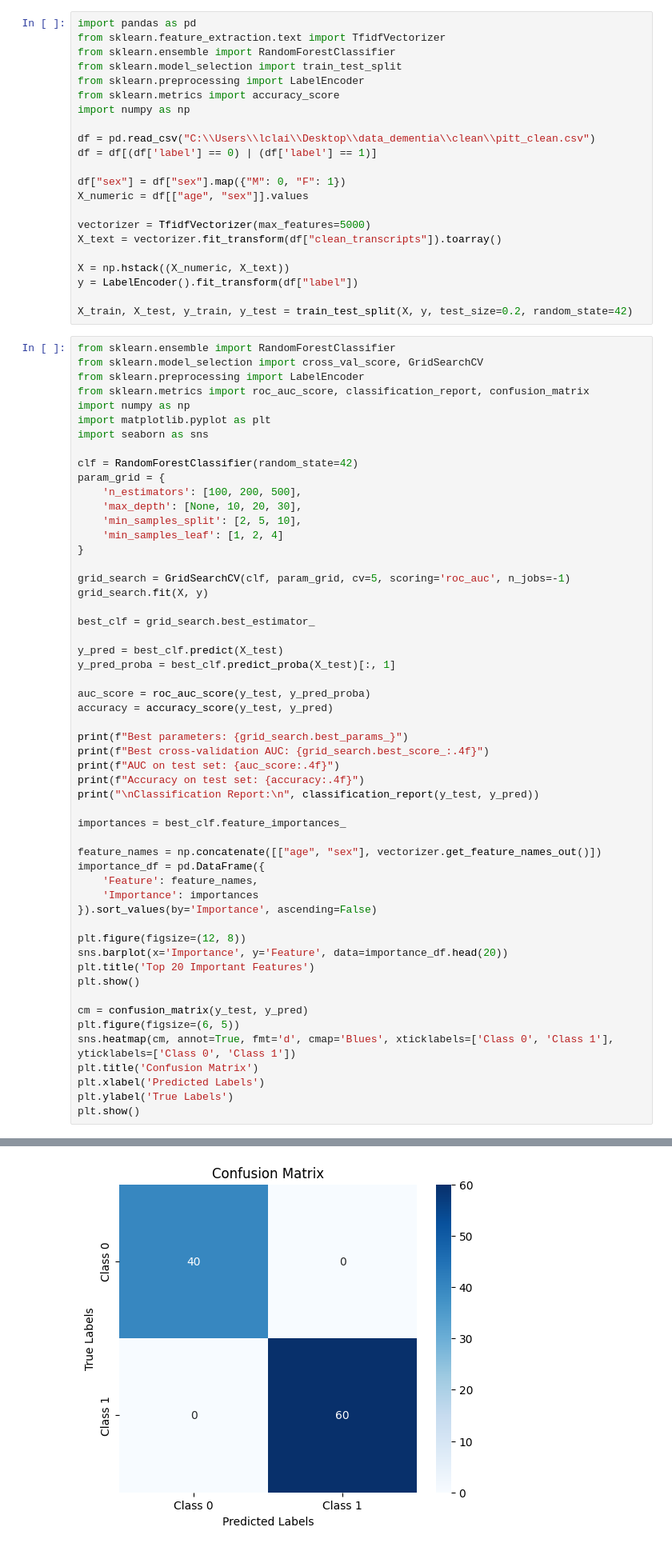
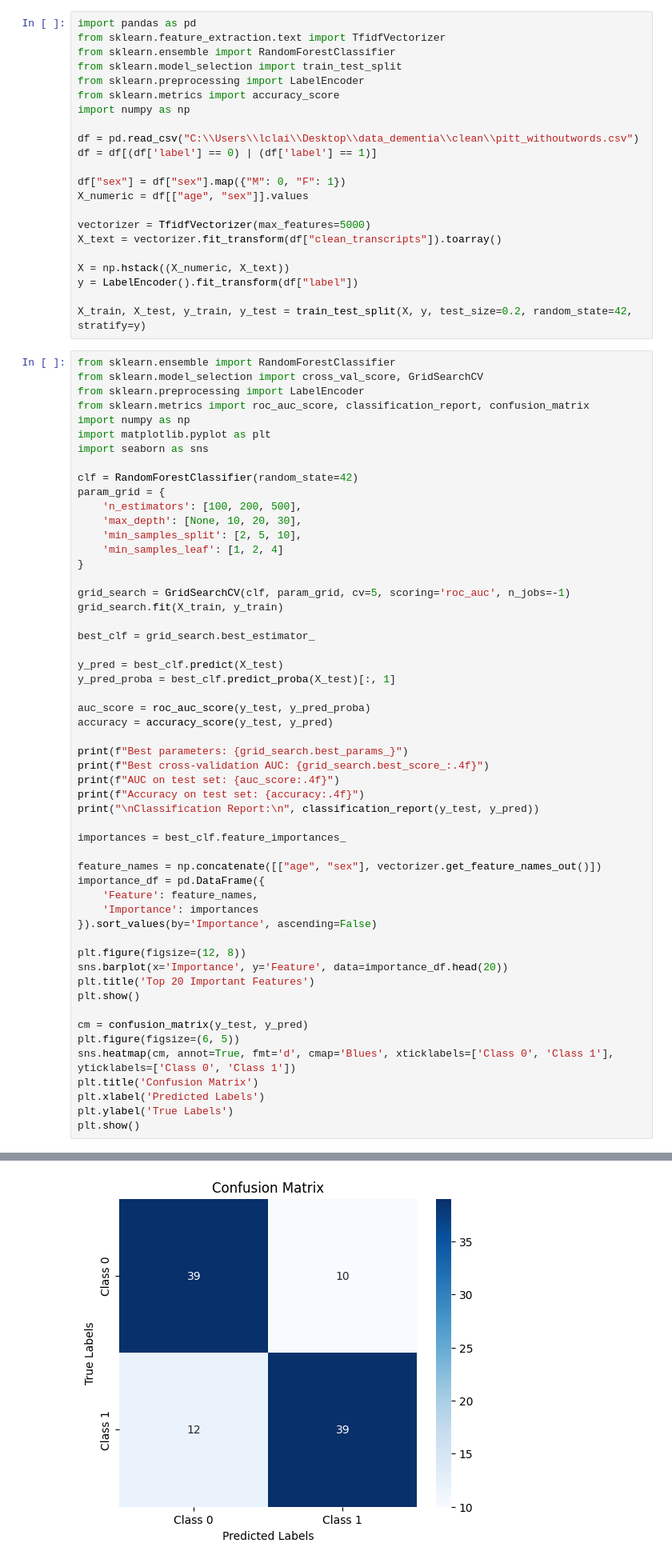
Before and after one commit to laiacoronas/predicting_dementia, a Jupyter notebook: code/models/conversasionals/TDIF.ipynb, the cells around one changed output, grey strips where cells are left out. Shown at 80% size. Saved outputs shown, nothing was run; the diff lists cells and outputs as text.

```diff
--- a/code/models/conversasionals/TDIF.ipynb
+++ b/code/models/conversasionals/TDIF.ipynb
@@ -7,7 +7,7 @@ from sklearn.preprocessing import LabelEncoder
 from sklearn.metrics import accuracy_score
 import numpy as np
 
-df = pd.read_csv("C:\\Users\\lclai\\Desktop\\data_dementia\\clean\\pitt_clean.csv")
+df = pd.read_csv("C:\\Users\\lclai\\Desktop\\data_dementia\\clean\\pitt_withoutwords.csv")
 df = df[(df['label'] == 0) | (df['label'] == 1)]
 
 df["sex"] = df["sex"].map({"M": 0, "F": 1})
@@ -19,7 +19,7 @@ X_text = vectorizer.fit_transform(df["clean_transcripts"]).toarray()
 X = np.hstack((X_numeric, X_text))
 y = LabelEncoder().fit_transform(df["label"])
 
-X_train, X_test, y_train, y_test = train_test_split(X, y, test_size=0.2, random_state=42)
+X_train, X_test, y_train, y_test = train_test_split(X, y, test_size=0.2, random_state=42, stratify=y)
 # %%
 from sklearn.ensemble import RandomForestClassifier
 from sklearn.model_selection import cross_val_score, GridSearchCV
@@ -38,7 +38,7 @@ param_grid = {
 }
 
 grid_search = GridSearchCV(clf, param_grid, cv=5, scoring='roc_auc', n_jobs=-1)
-grid_search.fit(X, y)
+grid_search.fit(X_train, y_train)
 
 best_clf = grid_search.best_estimator_
 
@@ -93 +93 @@ weighted avg       1.00      1.00      1.00       100
-[figure, old version]
+[figure, new version]
```
Also changed, not shown: parts of 2 cells of this notebook, 3 other files.
